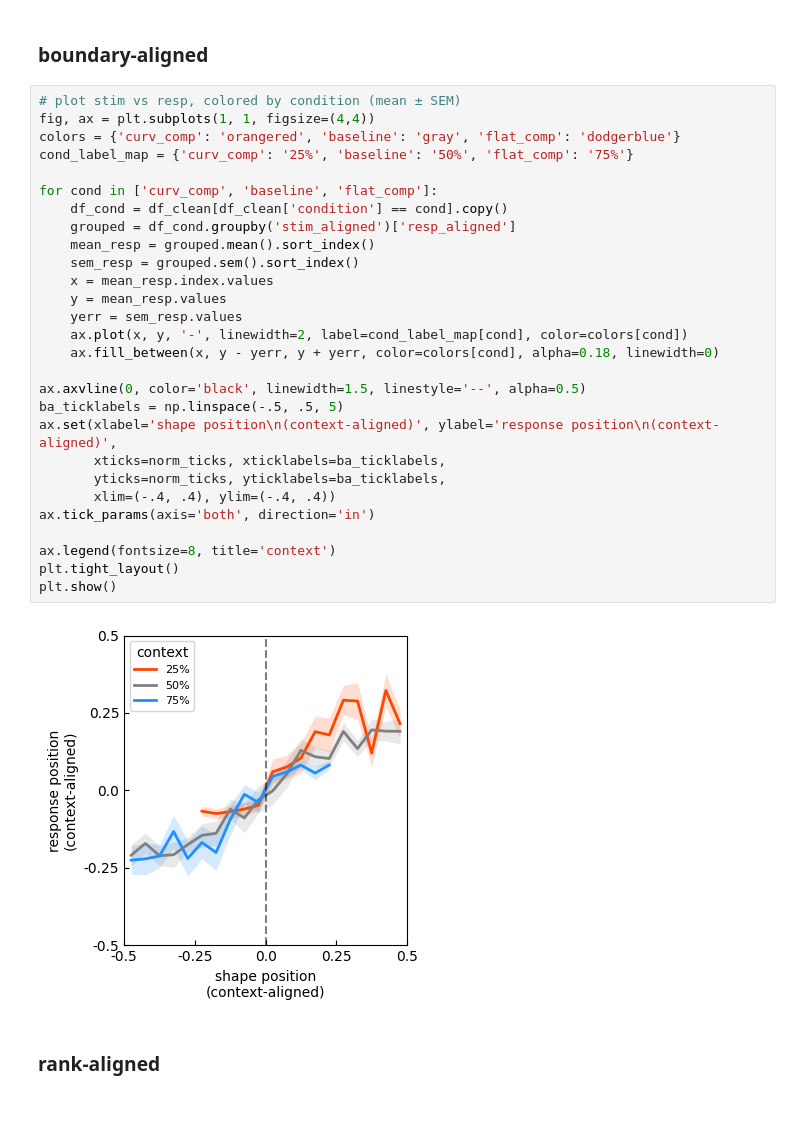
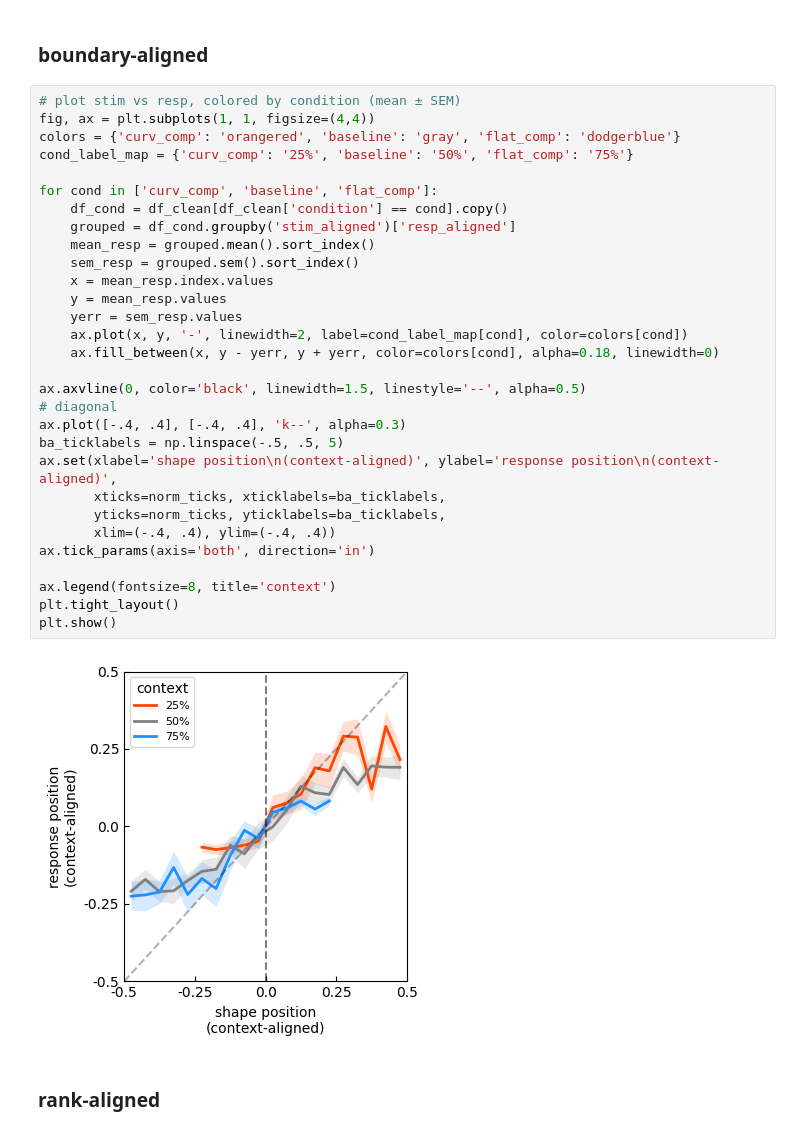
Before and after one commit to siyer7/asymmetry_design, a Jupyter notebook: code/python/beh_boundary.ipynb, the cells around one changed output. Drawn from its saved outputs; the diff is of its cells as text.

```diff
--- a/code/python/beh_boundary.ipynb
+++ b/code/python/beh_boundary.ipynb
@@ -226,33 +226,35 @@ plt.show()
 # %%
 # plot stim vs resp, colored by condition (mean ± SEM)
 fig, ax = plt.subplots(1, 1, figsize=(4,4))
 colors = {'curv_comp': 'orangered', 'baseline': 'gray', 'flat_comp': 'dodgerblue'}
 cond_label_map = {'curv_comp': '25%', 'baseline': '50%', 'flat_comp': '75%'}
 
 for cond in ['curv_comp', 'baseline', 'flat_comp']:
     df_cond = df_clean[df_clean['condition'] == cond].copy()
     grouped = df_cond.groupby('stim_aligned')['resp_aligned']
     mean_resp = grouped.mean().sort_index()
     sem_resp = grouped.sem().sort_index()
     x = mean_resp.index.values
     y = mean_resp.values
     yerr = sem_resp.values
     ax.plot(x, y, '-', linewidth=2, label=cond_label_map[cond], color=colors[cond])
     ax.fill_between(x, y - yerr, y + yerr, color=colors[cond], alpha=0.18, linewidth=0)
 
 ax.axvline(0, color='black', linewidth=1.5, linestyle='--', alpha=0.5)
+# diagonal
+ax.plot([-.4, .4], [-.4, .4], 'k--', alpha=0.3)
 ba_ticklabels = np.linspace(-.5, .5, 5)
 ax.set(xlabel='shape position\n(context-aligned)', ylabel='response position\n(context-aligned)',
        xticks=norm_ticks, xticklabels=ba_ticklabels,
        yticks=norm_ticks, yticklabels=ba_ticklabels,
        xlim=(-.4, .4), ylim=(-.4, .4))
 ax.tick_params(axis='both', direction='in')
 
 ax.legend(fontsize=8, title='context')
 plt.tight_layout()
 plt.show()
 # %% [output]
-[figure, old version]
+[figure, new version]
 # %% [markdown]
 ### rank-aligned
 # %%
```
Also changed, not shown: parts of 1 cell of this notebook, 4 other files.
